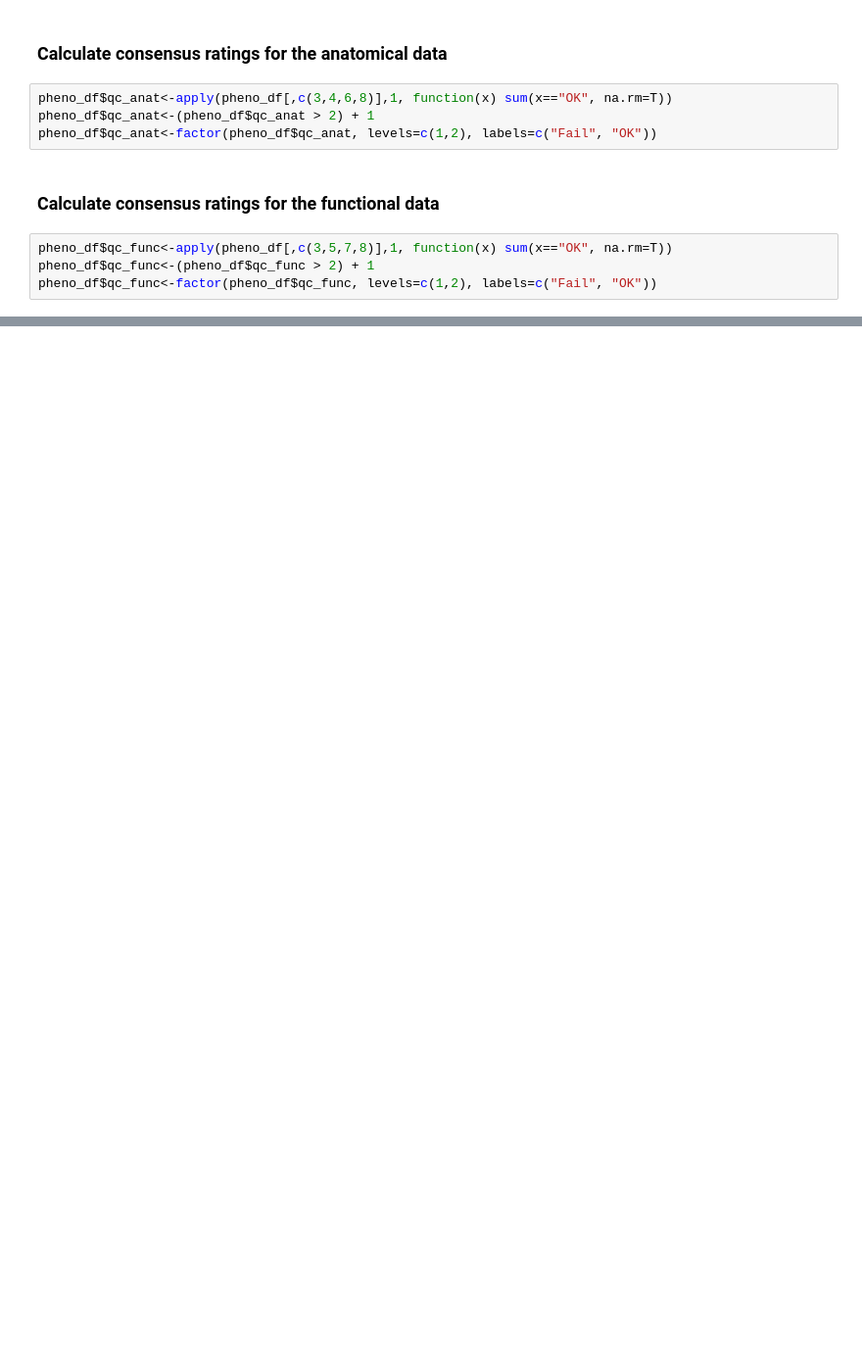
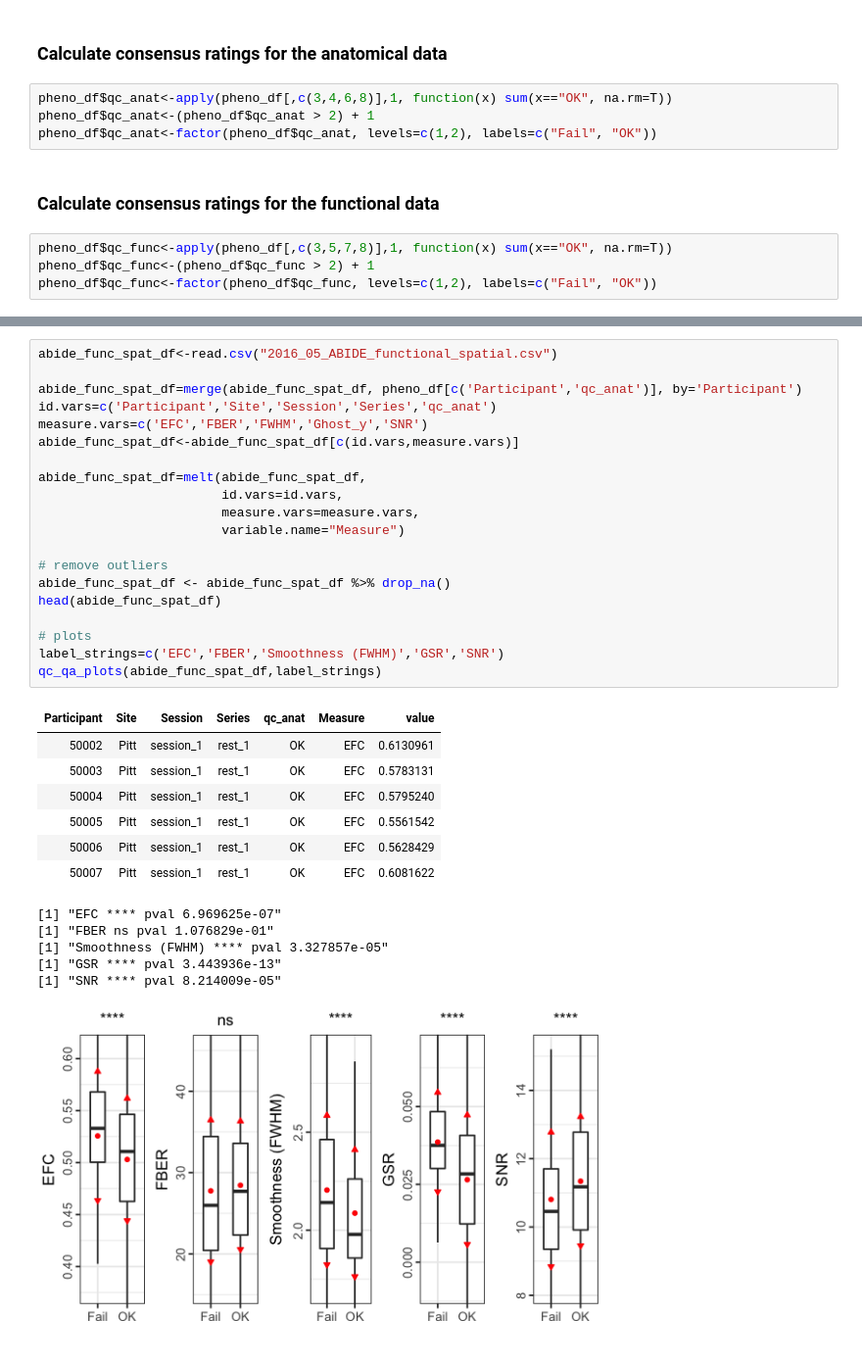
Before and after one commit to preprocessed-connectomes-project/giavasis2015-QAP-paper, a Jupyter notebook: data_analysis/interactive_plots.ipynb, the cells around one changed output, grey strips where cells are left out. Shown: that part at 98% size. Drawn from its saved outputs; the diff is of its cells as text; blank space fills up the shorter version.

```diff
--- a/data_analysis/interactive_plots.ipynb
+++ b/data_analysis/interactive_plots.ipynb
@@ -288,0 +212,34 @@ ungroup(means)
+# %%
+abide_func_spat_df<-read.csv("2016_05_ABIDE_functional_spatial.csv")
+
+abide_func_spat_df=merge(abide_func_spat_df, pheno_df[c('Participant','qc_anat')], by='Participant')
+id.vars=c('Participant','Site','Session','Series','qc_anat')
+measure.vars=c('EFC','FBER','FWHM','Ghost_y','SNR')
+abide_func_spat_df<-abide_func_spat_df[c(id.vars,measure.vars)]
+
+abide_func_spat_df=melt(abide_func_spat_df,
+                        id.vars=id.vars,
+                        measure.vars=measure.vars,
+                        variable.name="Measure")
+
+# remove outliers
+abide_func_spat_df <- abide_func_spat_df %>% drop_na()
+head(abide_func_spat_df)
+
+# plots
+label_strings=c('EFC','FBER','Smoothness (FWHM)','GSR','SNR')
+qc_qa_plots(abide_func_spat_df,label_strings)
+# %% [output]
+| Participant | Site | Session | Series | qc_anat | Measure | value |
+| 50002 | Pitt | session_1 | rest_1 | OK | EFC | 0.6130961 |
+| 50003 | Pitt | session_1 | rest_1 | OK | EFC | 0.5783131 |
+| 50004 | Pitt | session_1 | rest_1 | OK | EFC | 0.5795240 |
+| 50005 | Pitt | session_1 | rest_1 | OK | EFC | 0.5561542 |
+| 50006 | Pitt | session_1 | rest_1 | OK | EFC | 0.5628429 |
+| 50007 | Pitt | session_1 | rest_1 | OK | EFC | 0.6081622 |
+[1] "EFC **** pval 6.969625e-07"
+[1] "FBER ns pval 1.076829e-01"
+[1] "Smoothness (FWHM) **** pval 3.327857e-05"
+[1] "GSR **** pval 3.443936e-13"
+[1] "SNR **** pval 8.214009e-05"
+[figure, added]
```
Also changed, not shown: parts of 24 cells of this notebook.
